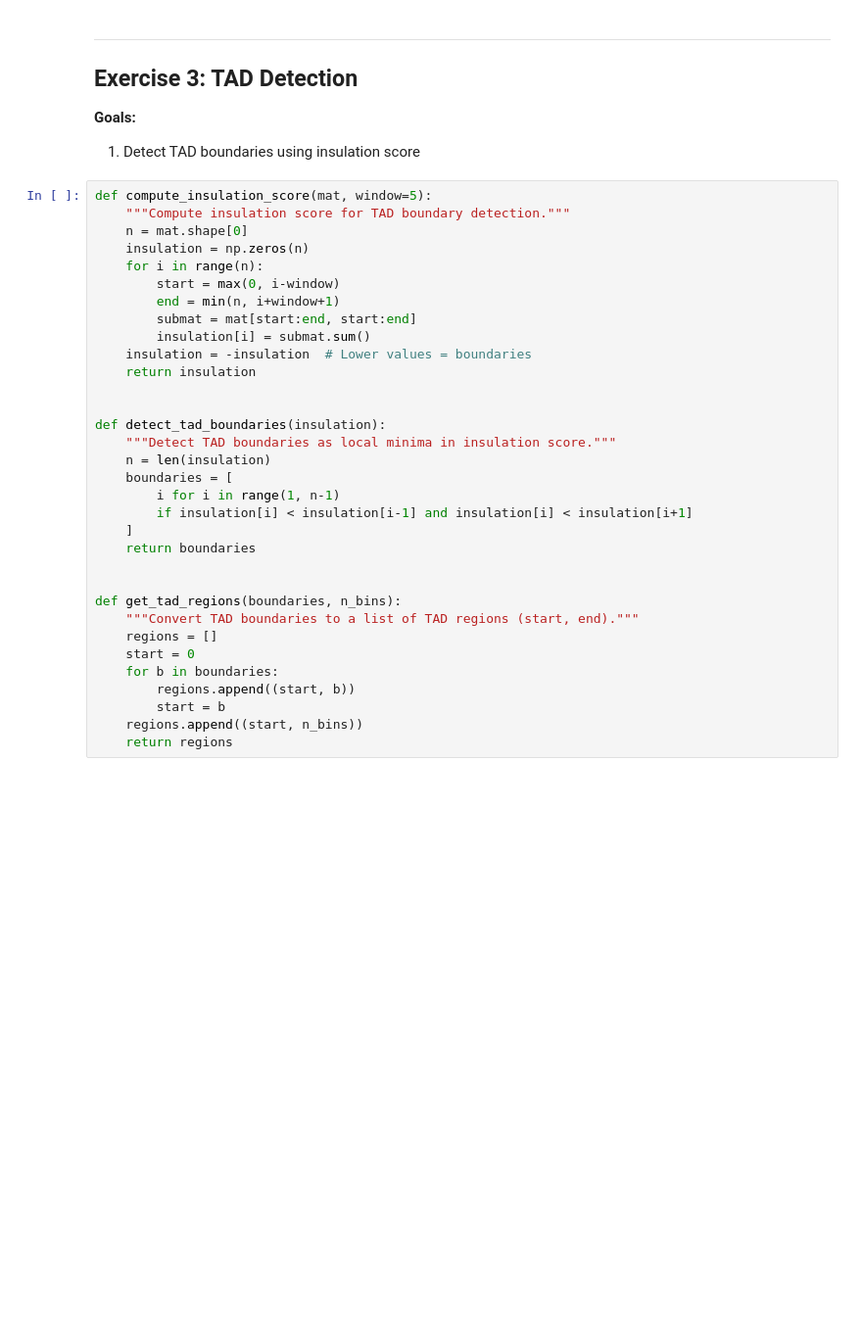
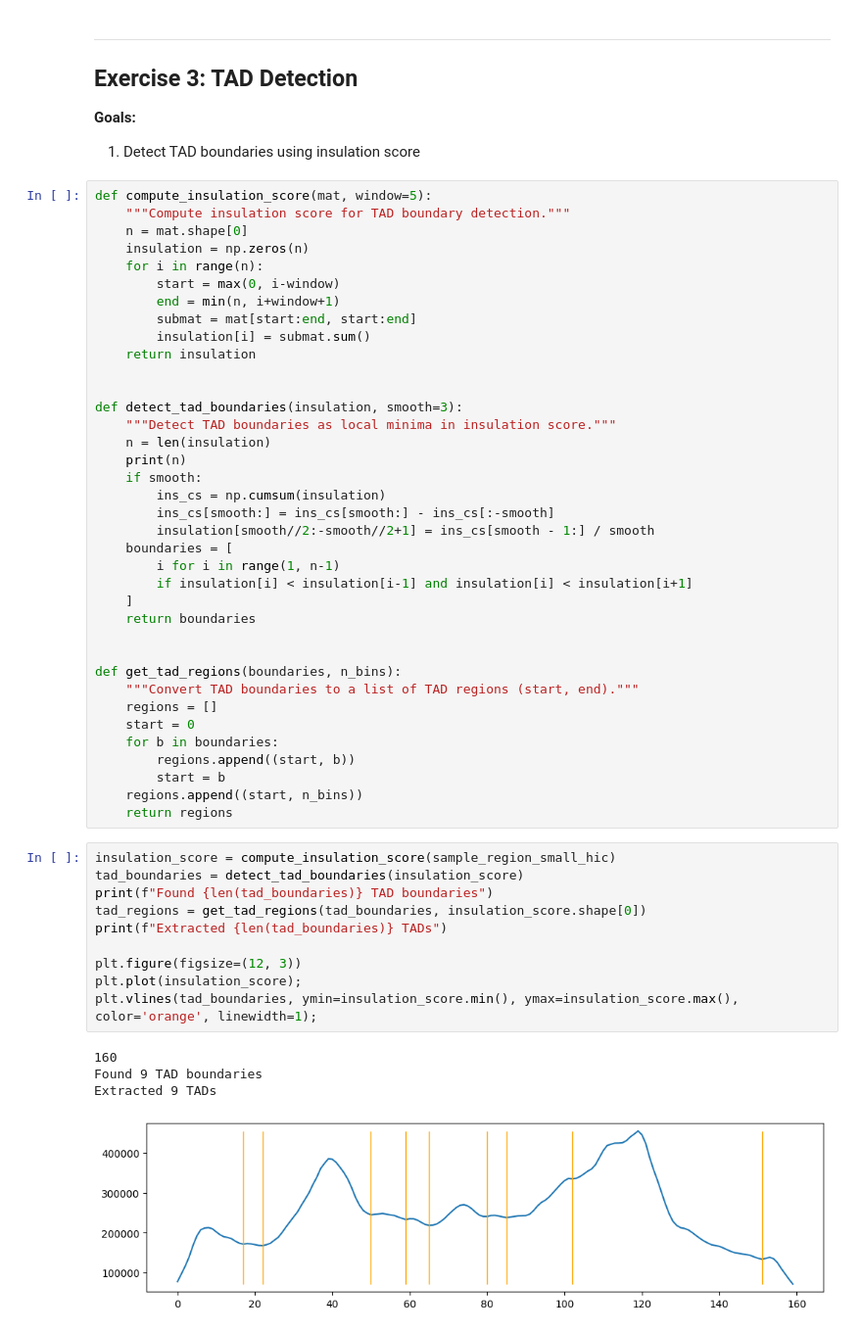
Before and after one commit to maciek-wisniewski/intro_to_bioinf_and_comp_gen_2026, a Jupyter notebook: notebooks-solutions/10-3d-genome-solutions.ipynb, the cells around one changed output. Shown at 98% size. Cells and saved outputs as stored; diff of their text form; blank space fills up the shorter version.

```diff
--- a/notebooks-solutions/10-3d-genome-solutions.ipynb
+++ b/notebooks-solutions/10-3d-genome-solutions.ipynb
@@ -491,13 +493,17 @@ def compute_insulation_score(mat, window=5):
         end = min(n, i+window+1)
         submat = mat[start:end, start:end]
         insulation[i] = submat.sum()
-    insulation = -insulation  # Lower values = boundaries
     return insulation
 
 
-def detect_tad_boundaries(insulation):
+def detect_tad_boundaries(insulation, smooth=3):
     """Detect TAD boundaries as local minima in insulation score."""
     n = len(insulation)
+    print(n)
+    if smooth:
+        ins_cs = np.cumsum(insulation)
+        ins_cs[smooth:] = ins_cs[smooth:] - ins_cs[:-smooth]
+        insulation[smooth//2:-smooth//2+1] = ins_cs[smooth - 1:] / smooth
     boundaries = [
         i for i in range(1, n-1)
         if insulation[i] < insulation[i-1] and insulation[i] < insulation[i+1]
@@ -514,3 +520,18 @@ def get_tad_regions(boundaries, n_bins):
         start = b
     regions.append((start, n_bins))
     return regions
+# %%
+insulation_score = compute_insulation_score(sample_region_small_hic)
+tad_boundaries = detect_tad_boundaries(insulation_score)
+print(f"Found {len(tad_boundaries)} TAD boundaries")
+tad_regions = get_tad_regions(tad_boundaries, insulation_score.shape[0])
+print(f"Extracted {len(tad_boundaries)} TADs")
+
+plt.figure(figsize=(12, 3))
+plt.plot(insulation_score);
+plt.vlines(tad_boundaries, ymin=insulation_score.min(), ymax=insulation_score.max(), color='orange', linewidth=1);
+# %% [output]
+160
+Found 9 TAD boundaries
+Extracted 9 TADs
+[figure, added]
```
Also changed, not shown: parts of 2 cells of this notebook, 3 other files.
